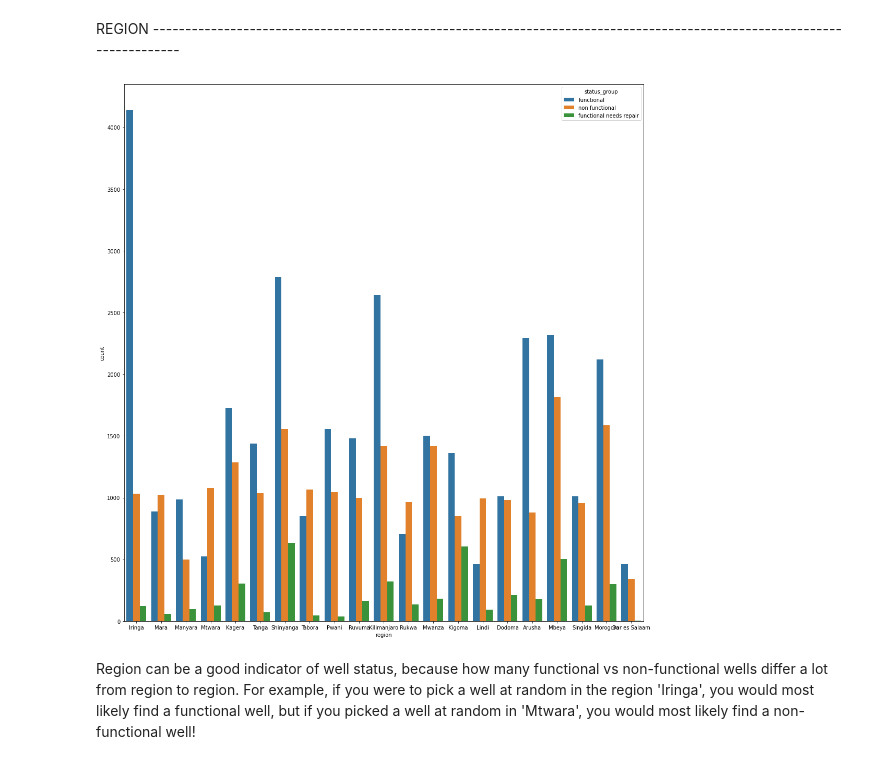
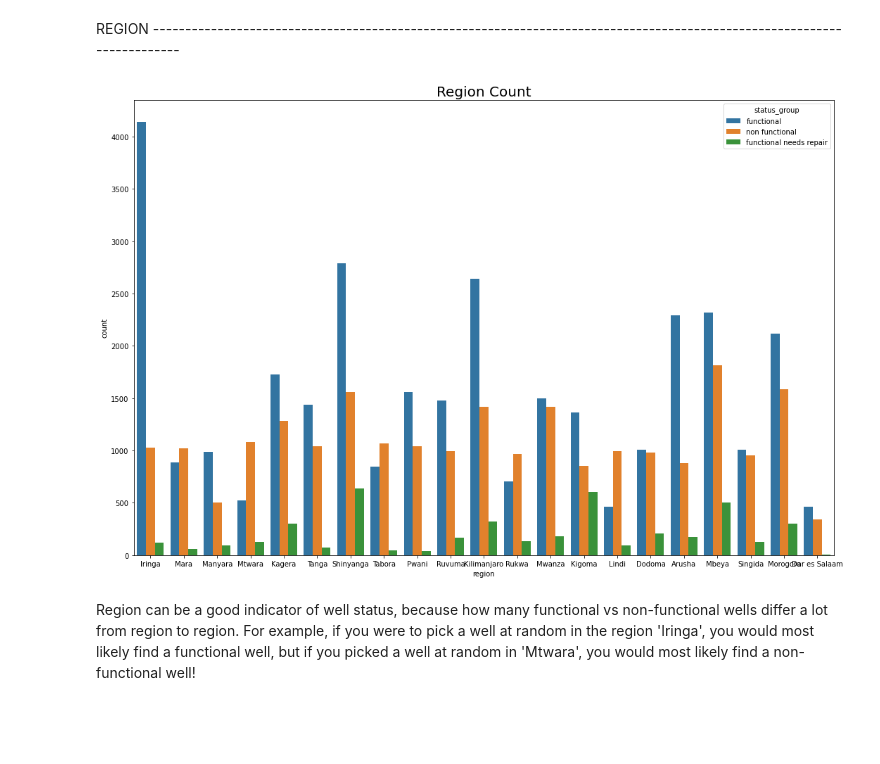
Before and after one commit to CamLadd/Tanzanian_WaterWell_Project, a Jupyter notebook: Tanzanian_Water_Well_Project.ipynb, the cells around one changed output. Saved outputs shown, nothing was run; the diff lists cells and outputs as text; code cells hidden in the pictures; blank space fills up the shorter version.

```diff
--- a/Tanzanian_Water_Well_Project.ipynb
+++ b/Tanzanian_Water_Well_Project.ipynb
@@ -97,11 +101,13 @@ Wells with permits have a larger functional to non-functional ration than those
 # %% [markdown]
 REGION ------------------------------------------------------------------------------------------------------------------------
 # %%
-fig, ax = plt.subplots(figsize=(15,15))
+fig, ax = plt.subplots(figsize=(15,10))
 sns.countplot(x='region', hue='status_group', data=df)
+plt.title('Region Count', fontsize = 20)
 plt.tight_layout()
+fig.savefig('./images/region.png')
 # %% [output]
-[figure, old version]
+[figure, new version]
 # %% [markdown]
 Region can be a good indicator of well status, because how many functional vs non-functional wells differ a lot from region to region. For example, if you were to pick a well at random in the region 'Iringa', you would most likely find a functional well, but if you picked a well at random in 'Mtwara', you would most likely find a non-functional well!
 # %% [markdown]
```
Also changed, not shown: parts of 27 cells of this notebook, 28 other files.
